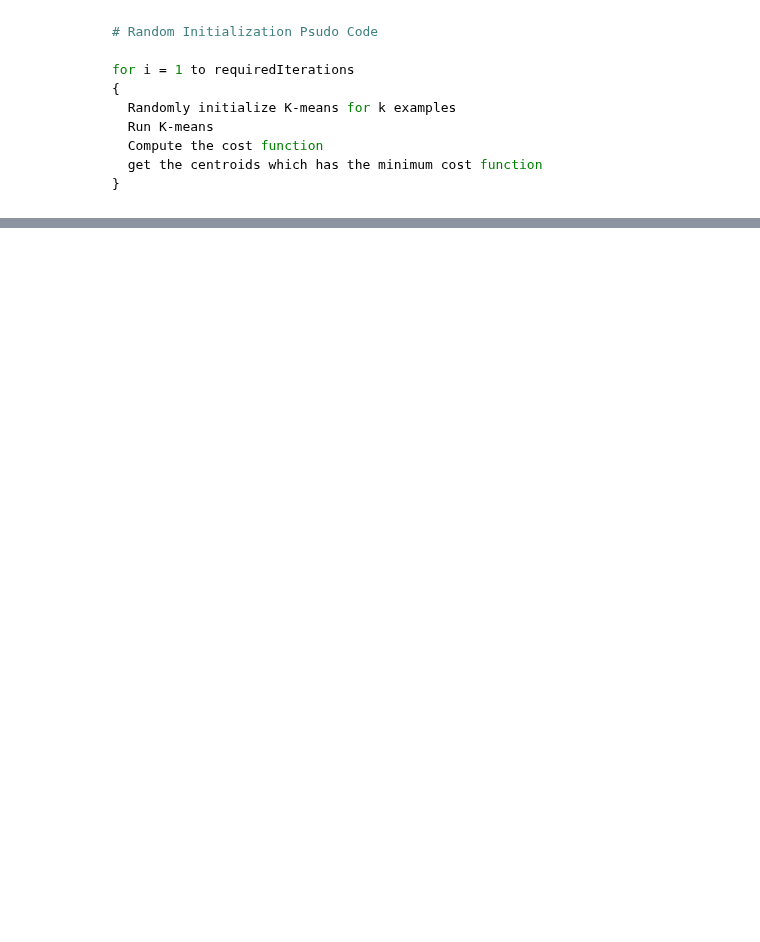
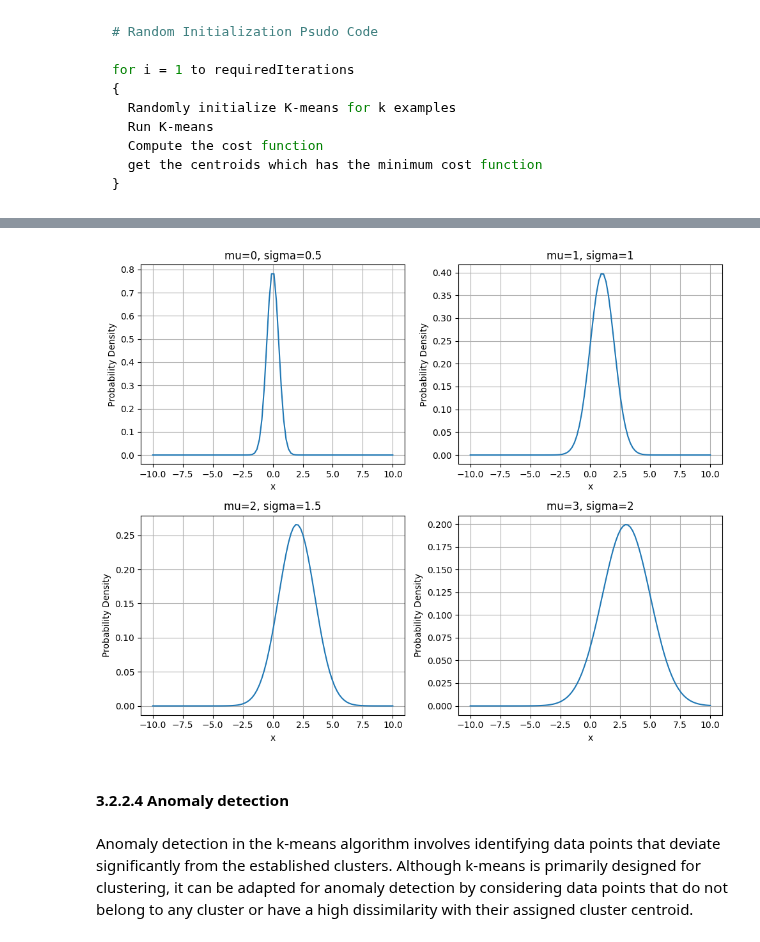
Before and after one commit to PandukaBandara99/ML-Books, a Jupyter notebook: 1 Macine Learning Specialization.ipynb, the cells around one changed output, grey strips where cells are left out. Cells and saved outputs as stored; diff of their text form; code cells hidden in the pictures; blank space fills up the shorter version.

```diff
--- a/1 Macine Learning Specialization.ipynb
+++ b/1 Macine Learning Specialization.ipynb
@@ -1427,0 +1444,41 @@ for i = 1 to requiredIterations
+# %%
+import numpy as np
+import matplotlib.pyplot as plt
+
+# Define the range of x values
+x = np.linspace(-10, 10, 100)
+
+# Define the parameters for the four subplots
+mu_values = [0, 1, 2, 3]
+sigma_values = [0.5, 1, 1.5, 2]
+
+# Create a 2x2 grid of subplots
+fig, axs = plt.subplots(2, 2, figsize=(10, 8))
+
+# Iterate over the subplots and plot the corresponding Gaussian distribution
+for i in range(2):
+    for j in range(2):
+        mu = mu_values[i * 2 + j]
+        sigma = sigma_values[i * 2 + j]
+
+        # Calculate the corresponding y values using the Gaussian equation
+        y = (1 / (sigma * np.sqrt(2 * np.pi))) * np.exp(-(x - mu)**2 / (2 * sigma**2))
+
+        # Plot the Gaussian distribution in the current subplot
+        axs[i, j].plot(x, y)
+        axs[i, j].set_title(f'mu={mu}, sigma={sigma}')
+        axs[i, j].set_xlabel('x')
+        axs[i, j].set_ylabel('Probability Density')
+        axs[i, j].grid(True)
+
+# Adjust the spacing between subplots
+plt.tight_layout()
+
+# Display the plot
+plt.show()
+# %% [output]
+[figure, added]
+# %% [markdown]
+####  3.2.2.4 Anomaly detection
+# %% [markdown]
+Anomaly detection in the k-means algorithm involves identifying data points that deviate significantly from the established clusters. Although k-means is primarily designed for clustering, it can be adapted for anomaly detection by considering data points that do not belong to any cluster or have a high dissimilarity with their assigned cluster centroid.
```
Also changed, not shown: parts of 5 cells of this notebook.
